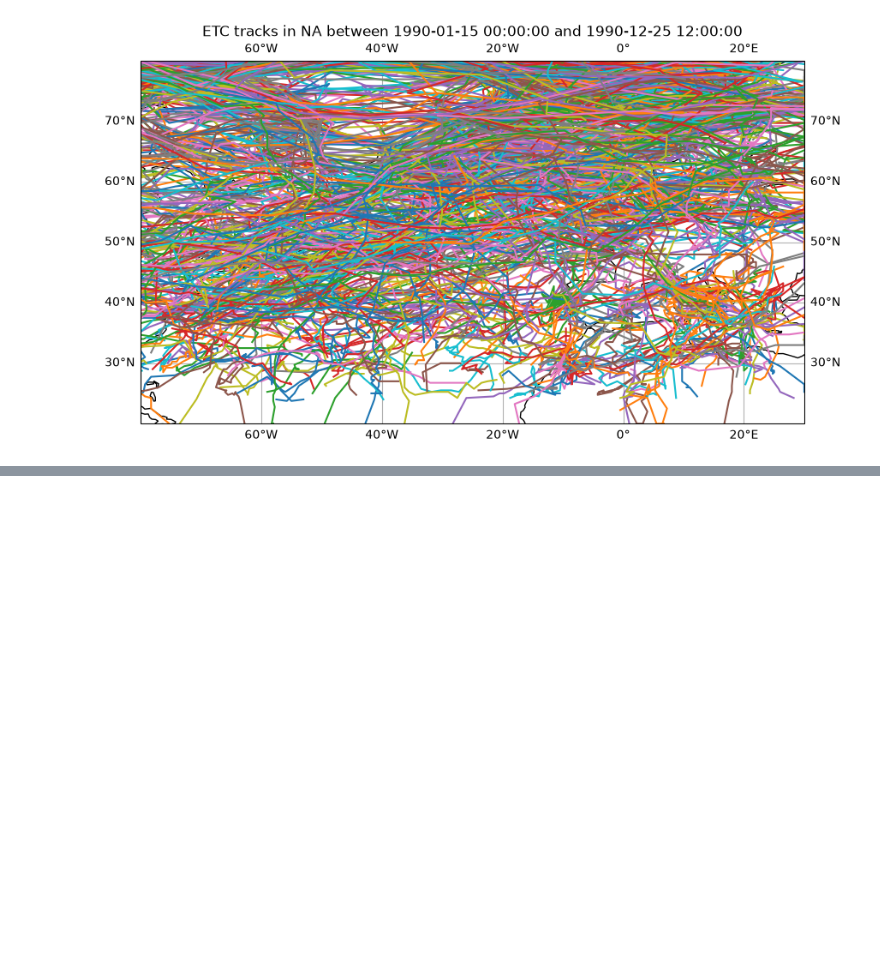
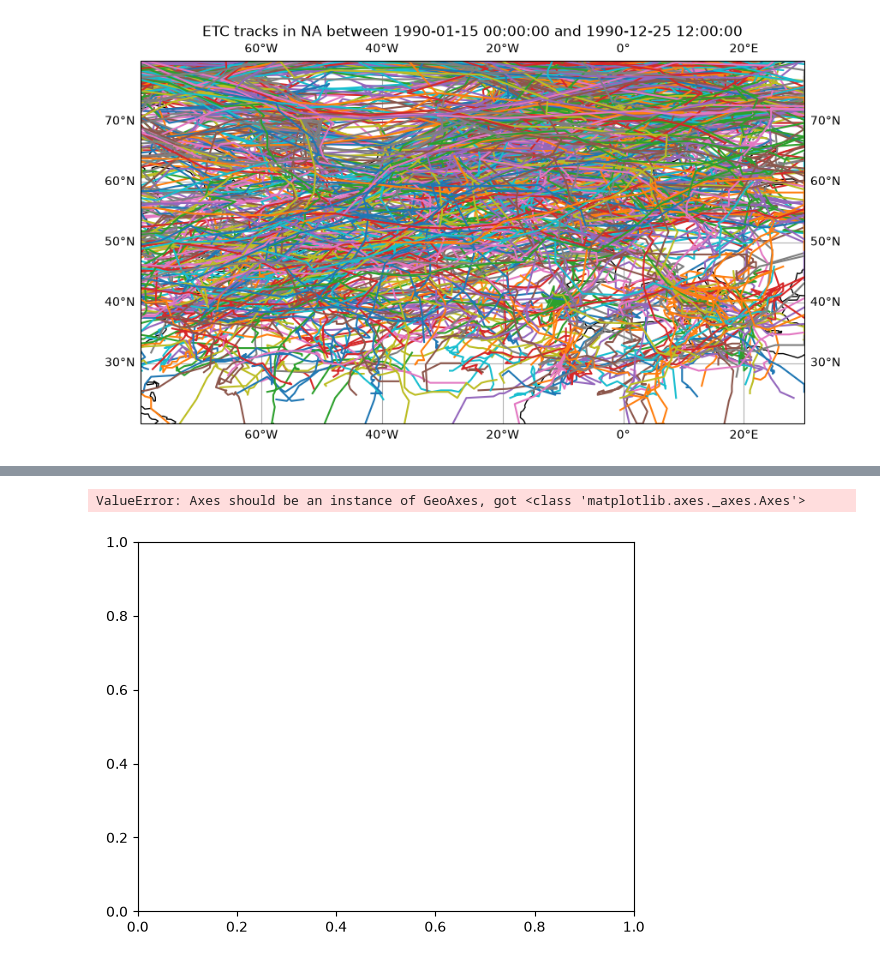
Before and after one commit to AThormann/master_thesis, a Jupyter notebook: PyStormTracker/test_of_module.ipynb, the cells around one changed output, grey strips where cells are left out. Drawn from its saved outputs; the diff is of its cells as text; code cells hidden in the pictures; blank space fills up the shorter version.

```diff
--- a/PyStormTracker/test_of_module.ipynb
+++ b/PyStormTracker/test_of_module.ipynb
@@ -50,0 +116,5 @@ fig, ax = plt.subplots(figsize=(10, 5), subplot_kw={'projection': ccrs.PlateCarr
+# %%
+plt.plot(tracks.lats, tracks.lons, 'o', transform=ccrs.PlateCarree())
+# %% [output]
+ValueError: Axes should be an instance of GeoAxes, got <class 'matplotlib.axes._axes.Axes'>
+[figure, added]
```
Also changed, not shown: parts of 15 cells of this notebook.
